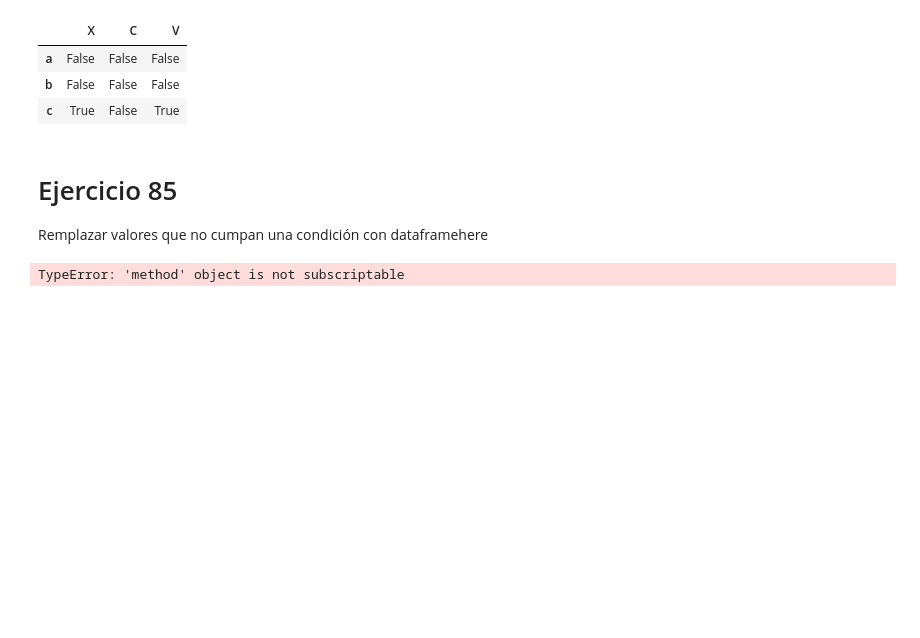
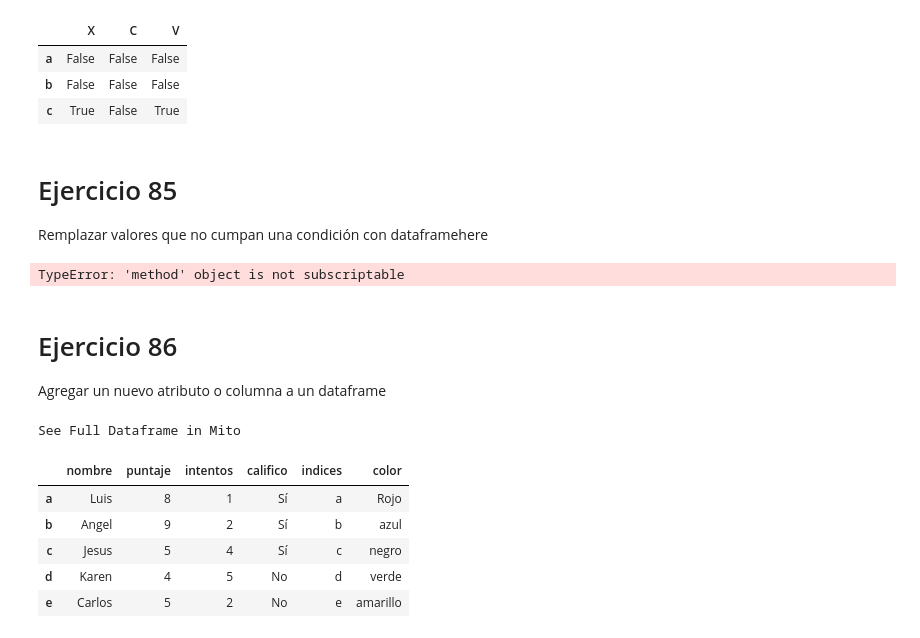
Before and after one commit to TherealVL/Ejercicios_Pandas, a Jupyter notebook: Ejercicios_Panda.ipynb, the cells around one changed output. Cells and saved outputs as stored; diff of their text form; code cells hidden in the pictures; blank space fills up the shorter version.

Commit message:
Ejercicio 86

```diff
--- a/Ejercicios_Panda.ipynb
+++ b/Ejercicios_Panda.ipynb
@@ -1214,3 +1214,18 @@ Remplazar valores que no cumpan una condición con dataframehere
 df84.where[df84 % 2 == 0, -df84]
 # %% [output]
 TypeError: 'method' object is not subscriptable
+# %% [markdown]
+# Ejercicio 86
+Agregar un nuevo atributo o columna a un dataframe
+# %%
+colores = ['Rojo','azul','negro','verde','amarillo']
+df77['color'] = colores
+df77
+# %% [output]
+See Full Dataframe in Mito
+|  | nombre | puntaje | intentos | califico | indices | color |
+| a | Luis | 8 | 1 | Sí | a | Rojo |
+| b | Angel | 9 | 2 | Sí | b | azul |
+| c | Jesus | 5 | 4 | Sí | c | negro |
+| d | Karen | 4 | 5 | No | d | verde |
+| e | Carlos | 5 | 2 | No | e | amarillo |
```
